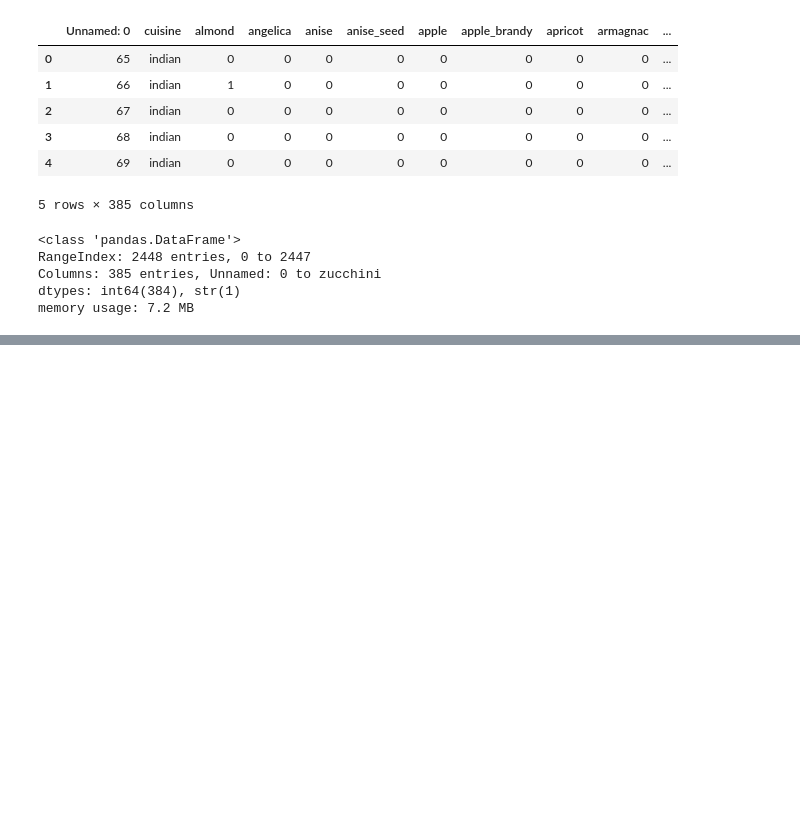
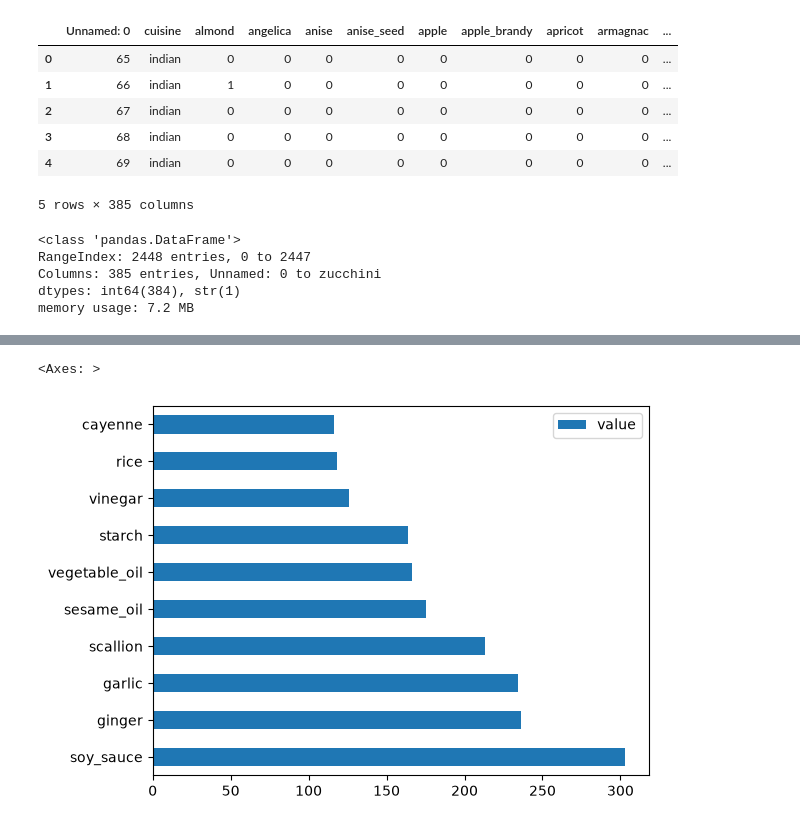
Before and after one commit to DeSilva008/ML-Exercises, a Jupyter notebook: classification-exercise/01/notebook.ipynb, the cells around one changed output, grey strips where cells are left out. Drawn from its saved outputs; the diff is of its cells as text; code cells hidden in the pictures; blank space fills up the shorter version.

```diff
--- a/classification-exercise/01/notebook.ipynb
+++ b/classification-exercise/01/notebook.ipynb
@@ -26,0 +68,6 @@ memory usage: 7.2 MB
+# %%
+chinese_ingredient_df = create_ingredient_df(chinese_df)
+chinese_ingredient_df.head(10).plot.barh()
+# %% [output]
+<Axes: >
+[figure, added]
```
Also changed, not shown: parts of 5 cells of this notebook, 1 other file.
